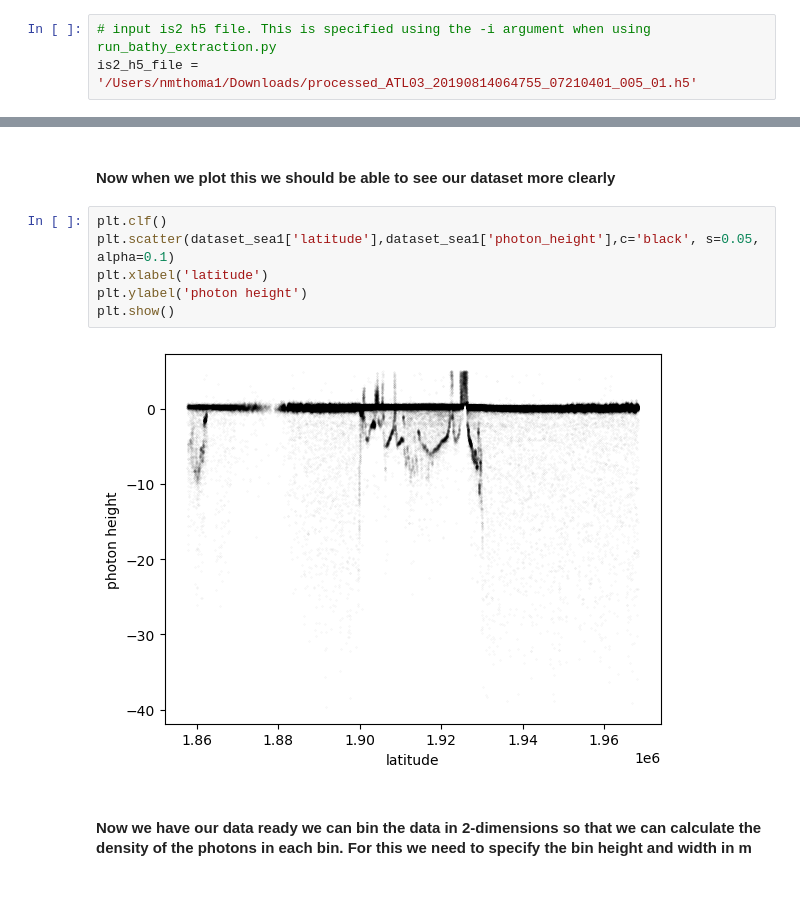
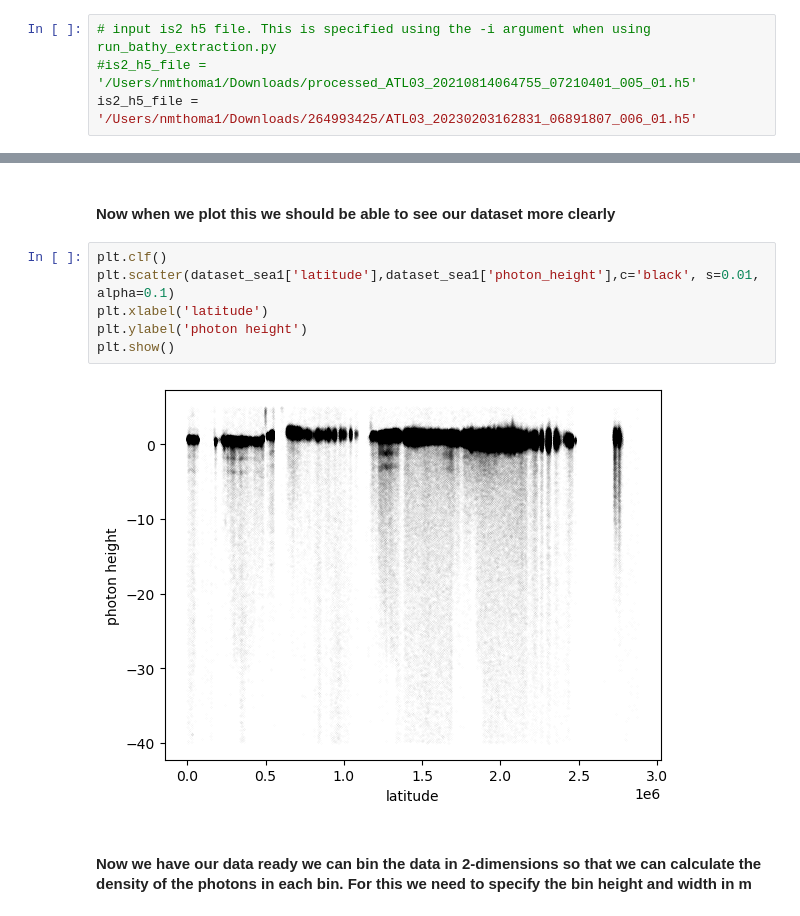
Before and after one commit to nmt28/C-SHELPh, a Jupyter notebook: cshelph/run_bathymetry_extraction.ipynb, the cells around one changed output, grey strips where cells are left out. Saved outputs shown, nothing was run; the diff lists cells and outputs as text.

```diff
--- a/cshelph/run_bathymetry_extraction.ipynb
+++ b/cshelph/run_bathymetry_extraction.ipynb
@@ -36,7 +36,8 @@ Packages imported
 #### Specify the ICESat2 ATL03 file that you want to extract bathymetry from
 # %%
 # input is2 h5 file. This is specified using the -i argument when using run_bathy_extraction.py
-is2_h5_file = '/Users/nmthoma1/Downloads/processed_ATL03_20190814064755_07210401_005_01.h5'
+#is2_h5_file = '/Users/nmthoma1/Downloads/processed_ATL03_20210814064755_07210401_005_01.h5'
+is2_h5_file = '/Users/nmthoma1/Downloads/264993425/ATL03_20230203162831_06891807_006_01.h5'
 # %%
 # specify the laser from 1 through 3. This is specified using the -l argument when using run_bathy_extraction.py
 laser_num = 3
@@ -128,12 +129,12 @@ filter for elevation
 #### Now when we plot this we should be able to see our dataset more clearly
 # %%
 plt.clf()
-plt.scatter(dataset_sea1['latitude'],dataset_sea1['photon_height'],c='black', s=0.05, alpha=0.1)
+plt.scatter(dataset_sea1['latitude'],dataset_sea1['photon_height'],c='black', s=0.01, alpha=0.1)
 plt.xlabel('latitude')
 plt.ylabel('photon height')
 plt.show()
 # %% [output]
-[figure, old version]
+[figure, new version]
 # %% [markdown]
 #### Now we have our data ready we can bin the data in 2-dimensions so that we can calculate the density of the photons in each bin. For this we need to specify the bin height and width in m
 # %%
```
Also changed, not shown: parts of 5 cells of this notebook, 3 other files.
